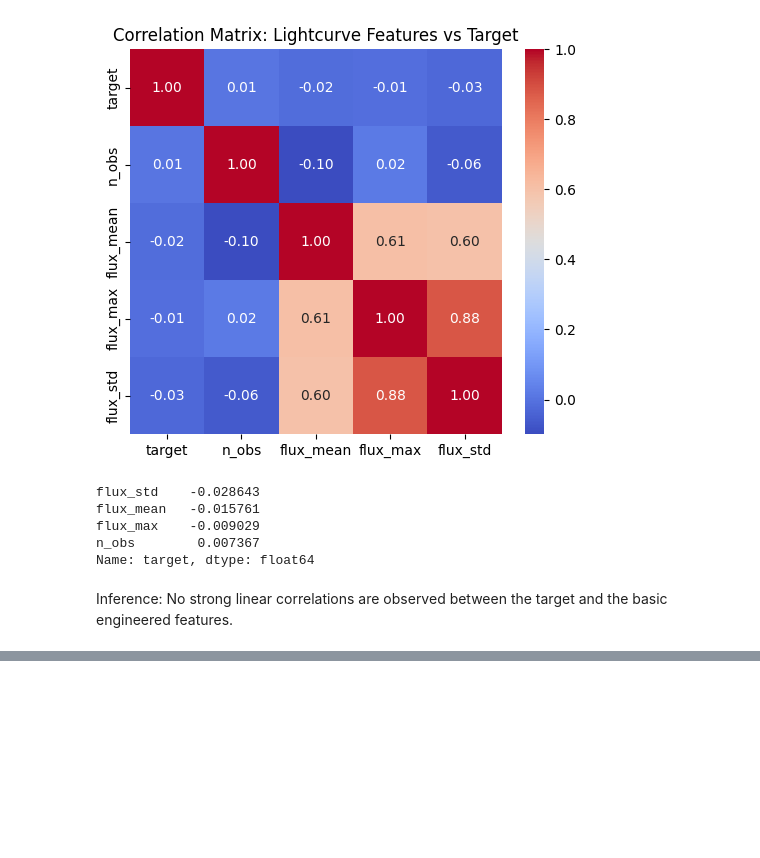
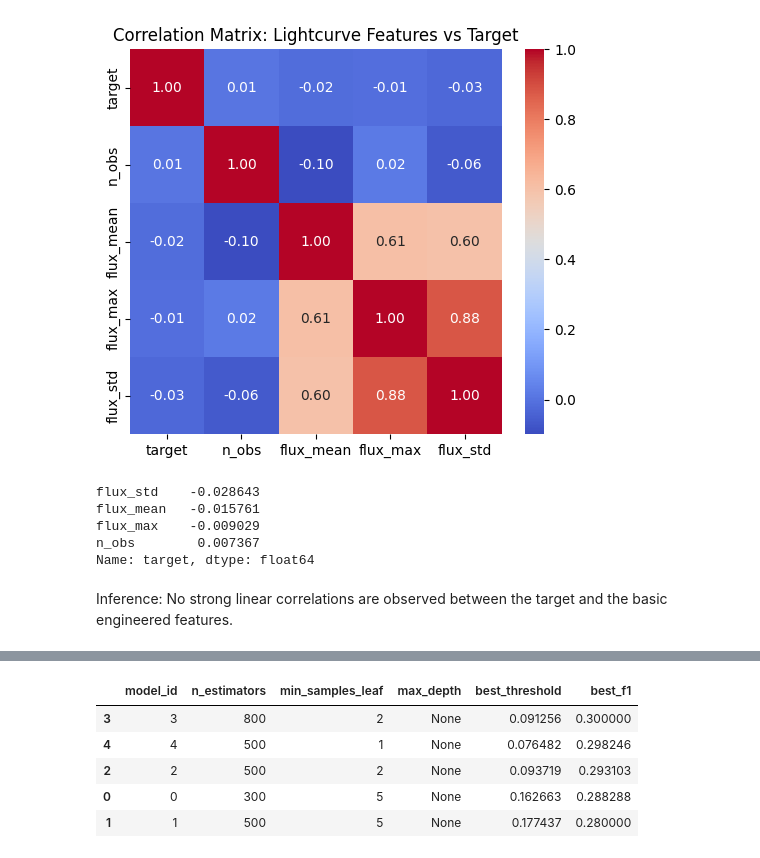
Before and after one commit to ayushsj99/MALLORN_Kaggle_Competition, a Jupyter notebook: MALLORN_Competition.ipynb, the cells around one changed output, grey strips where cells are left out. Saved outputs shown, nothing was run; the diff lists cells and outputs as text; code cells hidden in the pictures; blank space fills up the shorter version.

```diff
--- a/MALLORN_Competition.ipynb
+++ b/MALLORN_Competition.ipynb
@@ -859,0 +1033,8 @@ Inference: No strong linear correlations are observed between the target and the
+# %%
+from sklearn.metrics import classification_report, f1_score, confusion_matrix
+
+y_pred = rf.predict(X_val)
+
+print("F1 score:", f1_score(y_val, y_pred))
+print("\nClassification Report:\n", classification_report(y_val, y_pred))
+print("\nConfusion Matrix:\n", confusion_matrix(y_val, y_pred))
@@ -859,0 +1095,4 @@ Inference: No strong linear correlations are observed between the target and the
+# %%
+# Since the F-1 was not good and it is most likely due to the bad threshold configuration, examining the probabilities for validation set.
+y_proba = rf.predict_proba(X_val)[:, 1]
+y_proba
@@ -859,0 +1188,11 @@ Inference: No strong linear correlations are observed between the target and the
+# %%
+def find_best_threshold(y_true, y_proba):
+    thresholds = np.linspace(0.01, 0.5, 200)
+    f1s = []
+
+    for t in thresholds:
+        preds = (y_proba >= t).astype(int)
+        f1s.append(f1_score(y_true, preds))
+
+    best_idx = np.argmax(f1s)
+    return thresholds[best_idx], f1s[best_idx]
@@ -859,0 +1254,21 @@ Inference: No strong linear correlations are observed between the target and the
+# %%
+results_df = pd.DataFrame([
+    {
+        "model_id": r["model_id"],
+        "n_estimators": r["params"]["n_estimators"],
+        "min_samples_leaf": r["params"]["min_samples_leaf"],
+        "max_depth": r["params"]["max_depth"],
+        "best_threshold": r["best_threshold"],
+        "best_f1": r["best_f1"]
+    }
+    for r in results
+]).sort_values("best_f1", ascending=False)
+
+results_df
+# %% [output]
+|  | model_id | n_estimators | min_samples_leaf | max_depth | best_threshold | best_f1 |
+| 3 | 3 | 800 | 2 | None | 0.091256 | 0.300000 |
+| 4 | 4 | 500 | 1 | None | 0.076482 | 0.298246 |
+| 2 | 2 | 500 | 2 | None | 0.093719 | 0.293103 |
+| 0 | 0 | 300 | 5 | None | 0.162663 | 0.288288 |
+| 1 | 1 | 500 | 5 | None | 0.177437 | 0.280000 |
```
Also changed, not shown: parts of 53 cells of this notebook.
